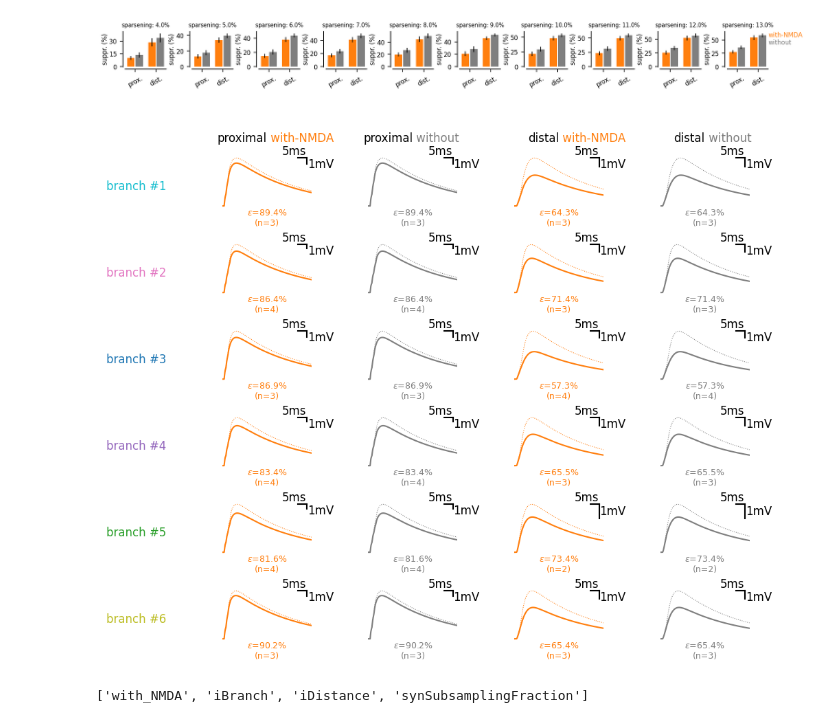
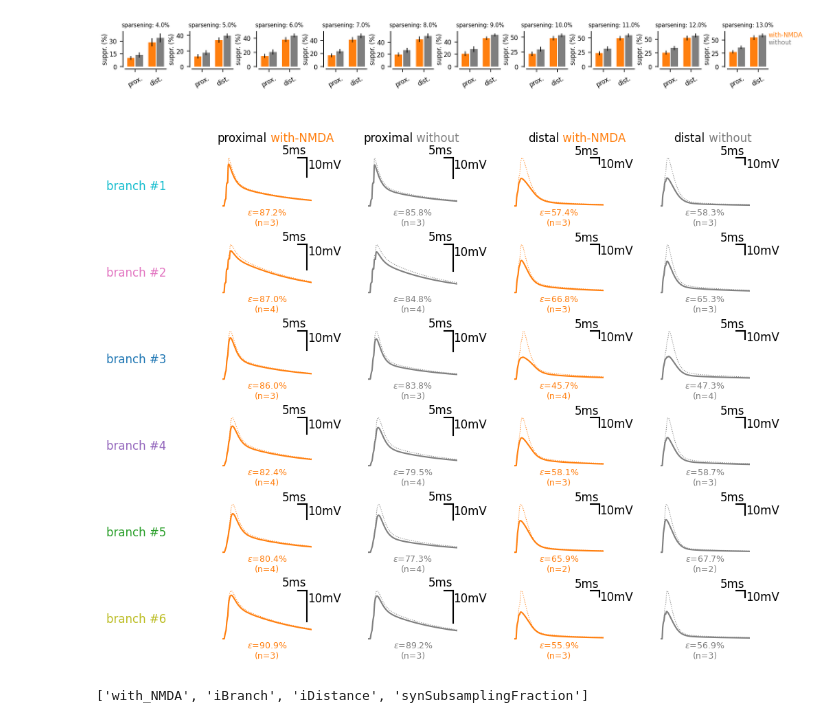
Before and after one commit to yzerlaut/pv-sst-dendrites, a Jupyter notebook: biophysical_modelling/detailed_model/Clustered-Input.ipynb, the cells around one changed output. Saved outputs shown, nothing was run; the diff lists cells and outputs as text; code cells hidden in the pictures.

```diff
--- a/biophysical_modelling/detailed_model/Clustered-Input.ipynb
+++ b/biophysical_modelling/detailed_model/Clustered-Input.ipynb
@@ -300,7 +299,7 @@ for i, frac in enumerate(np.unique(sim.synSubsamplingFraction)):
 # %% [output]
 [figure]
 # %%
-loc, based_on = 'soma', 'peak'
+loc, based_on = 'dend', 'peak'
 sparsening = 4.0
 
 sim.fetch_quantity_on_grid('linear_%s' % loc, dtype=list)
@@ -322,35 +321,35 @@ for iDistance in np.unique(sim.iDistance):
         for f, label, color in zip([0,1], LABELS, COLORS):
             params = {'iDistance':iDistance,
                       'iBranch':iBranch,
                       'synSubsamplingFraction':sparsening/100.,
-                      'with_NMDA':(label=='with-NMDA')}
+                      'with_NMDA':(label==LABELS[0])}
             real = sim.get('real_%s' % loc, params)[0]
             linear = sim.get('linear_%s' % loc, params)[0]
             t = np.arange(len(real))*dt
             AX[iBranch][2*iDistance+f].plot(t, real, '-', color=COLORS[f])
             AX[iBranch][2*iDistance+f].plot(t, linear, ':', color=COLORS[f], lw=0.5)
             n = len(sim.get('synapses', params)[0])
             pt.annotate(AX[iBranch][2*iDistance+f],
                         '$\epsilon$=%.1f%%\n(n=%i)' % (sim.get('%s_efficacy_%s' % (based_on, loc),
                                                       params)[0], n),
                         (0.5,0), va='top', ha='center', color=COLORS[f], fontsize=6)
 
             pt.set_plot(AX[iBranch][2*iDistance+f], [], xlim=[0,50])
             pt.draw_bar_scales(AX[iBranch][2*iDistance+f], loc='top-right',
                                Xbar=5, Xbar_label='5ms',
                                Ybar=1 if loc=='soma' else 10,
                                Ybar_label='1mV' if loc=='soma' else '10mV')
             if iBranch==0:
                 pt.annotate(AX[0][2*iDistance+f], CONDS[iDistance], (0.5,1.2), ha='right')
                 pt.annotate(AX[0][2*iDistance+f], LABELS[f], (0.5,1.2), color=COLORS[f])
 
         if iDistance==0:
             pt.annotate(AX[iBranch][iDistance], 'branch #%i' % (iBranch+1),
                         (-1.3,0.3), color=BRANCH_COLORS[iBranch])
 
 #fig.savefig('../../figures/detailed_model/cluster-single-traces-MC.svg')
 # %% [output]
-[figure, old version]
+[figure, new version]
 # %%
 sim.keys
 # %% [output]
```
Also changed, not shown: parts of 2 cells of this notebook, 2 other files.
